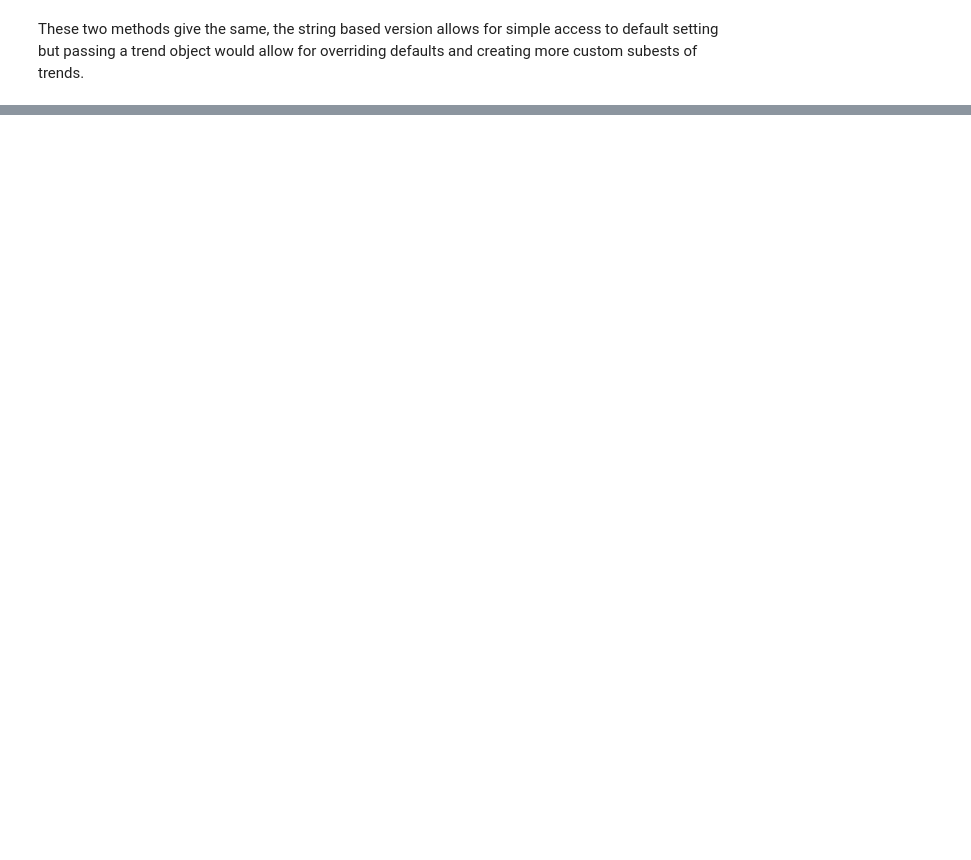
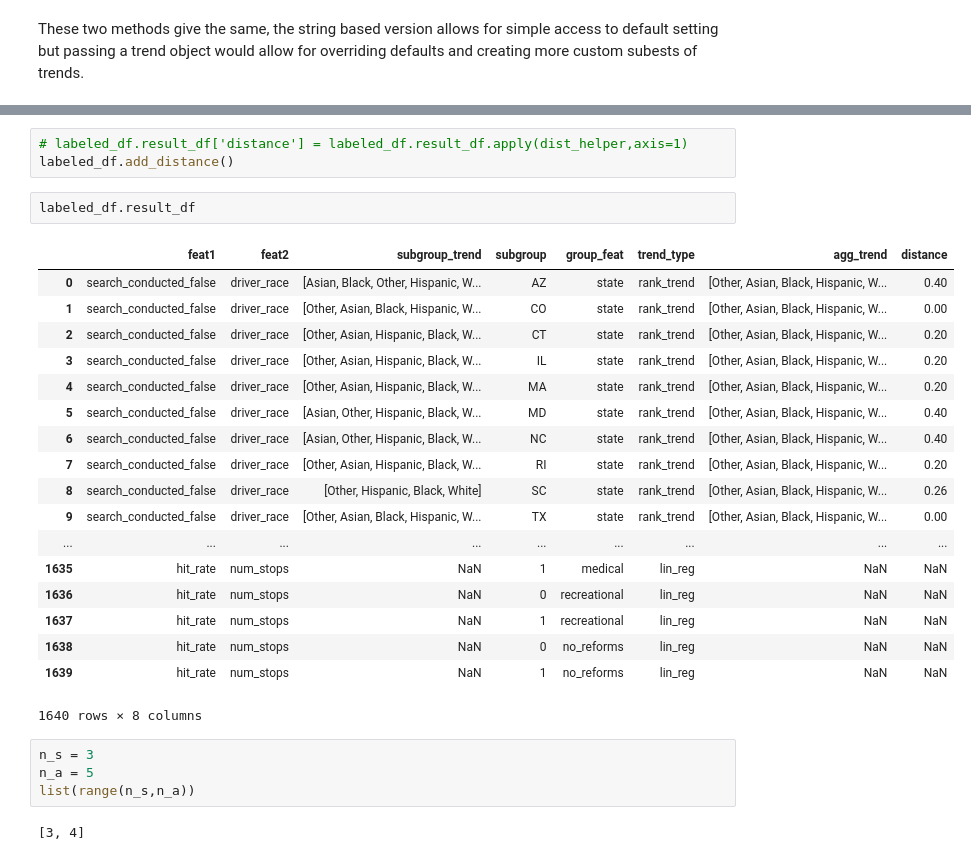
Before and after one commit to fairnessforensics/wiggum, a Jupyter notebook: research_notebooks/01_basic_demo.ipynb, the cells around one changed output, grey strips where cells are left out. Drawn from its saved outputs; the diff is of its cells as text; blank space fills up the shorter version.

Commit message:
add distance computation

```diff
--- a/research_notebooks/01_basic_demo.ipynb
+++ b/research_notebooks/01_basic_demo.ipynb
@@ -207,0 +203,30 @@ array(['pearson_corr', 'rank_trend', 'lin_reg'], dtype=object)
+# %%
+# labeled_df.result_df['distance'] = labeled_df.result_df.apply(dist_helper,axis=1)
+labeled_df.add_distance()
+# %%
+labeled_df.result_df
+# %% [output]
+|  | feat1 | feat2 | subgroup_trend | subgroup | group_feat | trend_type | agg_trend | distance |
+| 0 | search_conducted_false | driver_race | [Asian, Black, Other, Hispanic, W... | AZ | state | rank_trend | [Other, Asian, Black, Hispanic, W... | 0.40 |
+| 1 | search_conducted_false | driver_race | [Other, Asian, Black, Hispanic, W... | CO | state | rank_trend | [Other, Asian, Black, Hispanic, W... | 0.00 |
+| 2 | search_conducted_false | driver_race | [Other, Asian, Hispanic, Black, W... | CT | state | rank_trend | [Other, Asian, Black, Hispanic, W... | 0.20 |
+| 3 | search_conducted_false | driver_race | [Other, Asian, Hispanic, Black, W... | IL | state | rank_trend | [Other, Asian, Black, Hispanic, W... | 0.20 |
+| 4 | search_conducted_false | driver_race | [Other, Asian, Hispanic, Black, W... | MA | state | rank_trend | [Other, Asian, Black, Hispanic, W... | 0.20 |
+| 5 | search_conducted_false | driver_race | [Asian, Other, Hispanic, Black, W... | MD | state | rank_trend | [Other, Asian, Black, Hispanic, W... | 0.40 |
+| 6 | search_conducted_false | driver_race | [Asian, Other, Hispanic, Black, W... | NC | state | rank_trend | [Other, Asian, Black, Hispanic, W... | 0.40 |
+| 7 | search_conducted_false | driver_race | [Other, Asian, Hispanic, Black, W... | RI | state | rank_trend | [Other, Asian, Black, Hispanic, W... | 0.20 |
+| 8 | search_conducted_false | driver_race | [Other, Hispanic, Black, White] | SC | state | rank_trend | [Other, Asian, Black, Hispanic, W... | 0.26 |
+| 9 | search_conducted_false | driver_race | [Other, Asian, Black, Hispanic, W... | TX | state | rank_trend | [Other, Asian, Black, Hispanic, W... | 0.00 |
+| ... | ... | ... | ... | ... | ... | ... | ... | ... |
+| 1635 | hit_rate | num_stops | NaN | 1 | medical | lin_reg | NaN | NaN |
+| 1636 | hit_rate | num_stops | NaN | 0 | recreational | lin_reg | NaN | NaN |
+| 1637 | hit_rate | num_stops | NaN | 1 | recreational | lin_reg | NaN | NaN |
+| 1638 | hit_rate | num_stops | NaN | 0 | no_reforms | lin_reg | NaN | NaN |
+| 1639 | hit_rate | num_stops | NaN | 1 | no_reforms | lin_reg | NaN | NaN |
+1640 rows × 8 columns
+# %%
+n_s = 3
+n_a = 5
+list(range(n_s,n_a))
+# %% [output]
+[3, 4]
```
Also changed, not shown: parts of 6 cells of this notebook, 5 other files.
